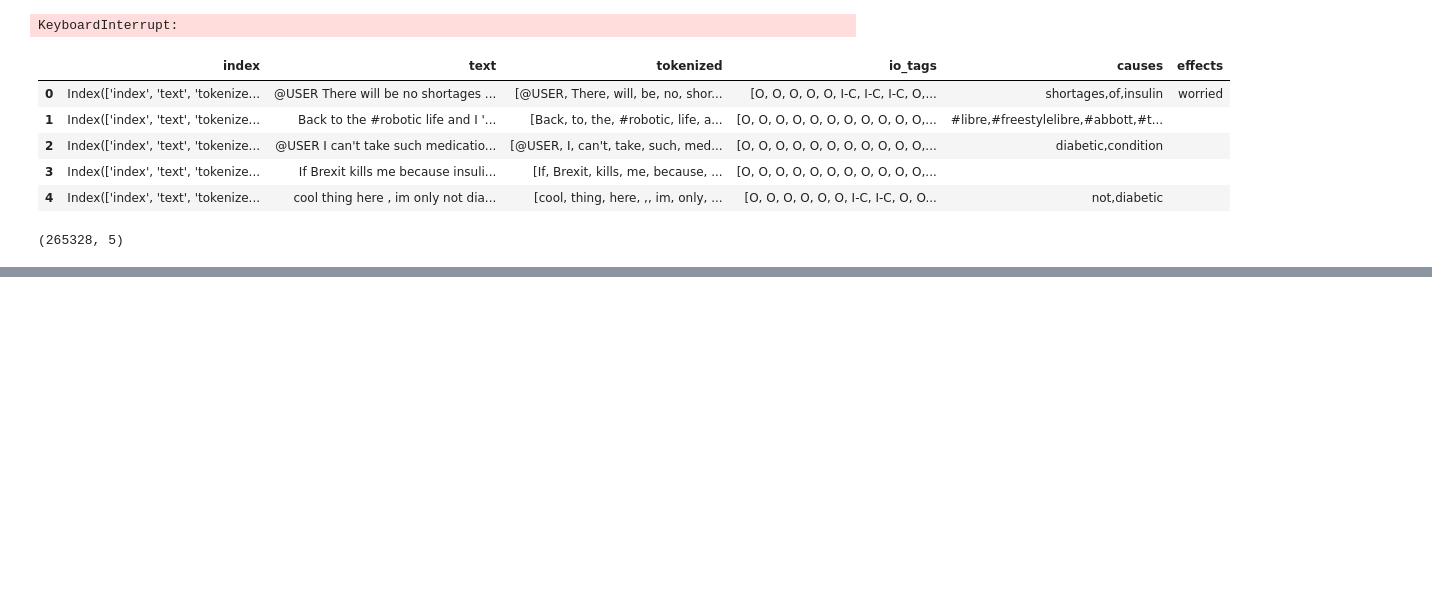
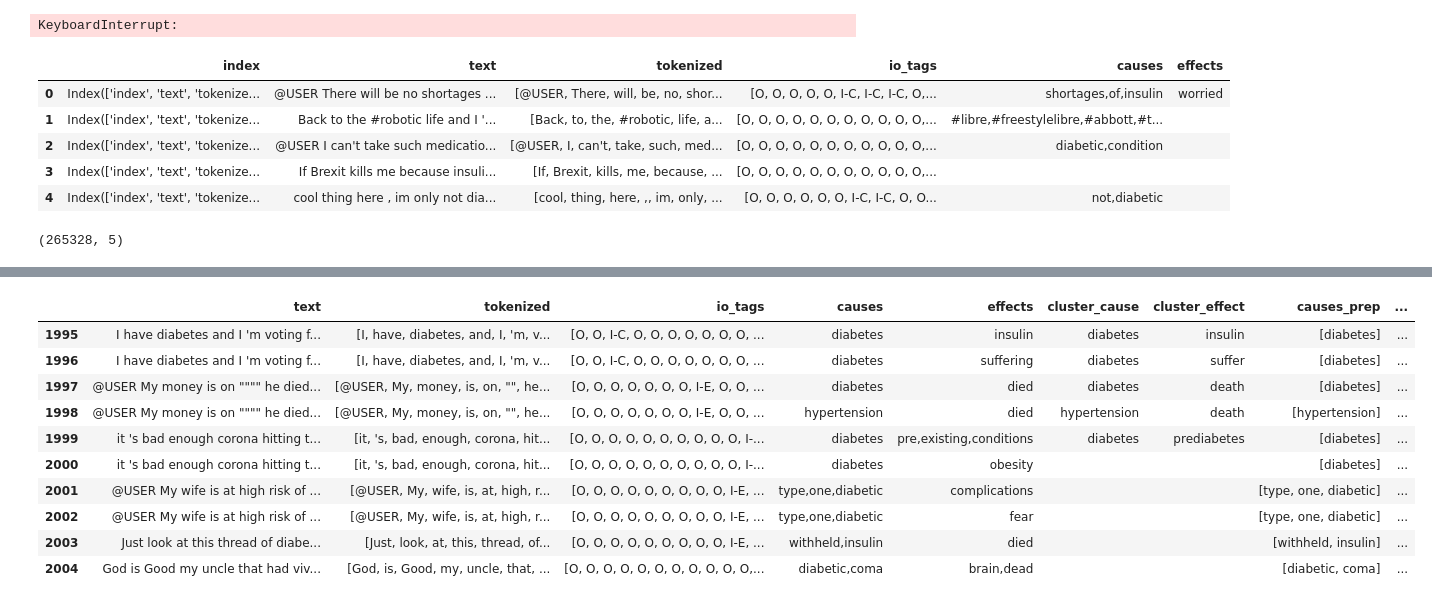
Before and after one commit to WDDS/Causal-associations-diabetes-twitter, a Jupyter notebook: Network analysis.ipynb, the cells around one changed output, grey strips where cells are left out. Cells and saved outputs as stored; diff of their text form; code cells hidden in the pictures; blank space fills up the shorter version.

```diff
--- a/Network analysis.ipynb
+++ b/Network analysis.ipynb
@@ -132,0 +178,7 @@ df_new.head()
+# %%
+################## SPLIT CAUSES AND EFFECTS s.t. each row has one cause and one effect #######################
+df_new = df_new.assign(causes=df_new["causes"].str.split(";")).explode("causes")
+df_new = df_new.assign(effects=df_new["effects"].str.split(";")).explode("effects")
+df_new.reset_index(drop=True, inplace=True)
+print(df_new.shape)
+df_new.head(20)
@@ -238,0 +315,11 @@ array([ 0.29214457,  0.38495776,  0.16574703,  0.06405926, -0.11539381,
+# %%
+manual_clusters = pd.read_excel("/Users/adrianahne/workspace/PhD/causality/Causal-associations-diabetes-twitter/data/Causes_effects_clusters.xlsx")
+manual_clusters = manual_clusters[["Parent name", "Cluster name", "Synonyms"]].dropna(subset=["Cluster name"])
+manual_clusters.reset_index(drop=True, inplace=True)
+
+
+manual_clusters["cluster_name_prep"], manual_clusters["cluster_name_lemma"] = zip(*manual_clusters["Cluster name"].map(lambda x: lemmatize(x, mode="clusters")))
+manual_clusters["synonym_prep"], manual_clusters["synonym_lemma"] = zip(*manual_clusters["Synonyms"].map(lambda x: lemmatize(x, mode="cluster_synonyms")))
+
+
+manual_clusters.head(10)
@@ -238,0 +597,6 @@ array([ 0.29214457,  0.38495776,  0.16574703,  0.06405926, -0.11539381,
+# %%
+all_clusters = pd.read_csv("/Users/adrianahne/workspace/PhD/causality/Causal-associations-diabetes-twitter/data/Causes_effects_clusters - automatically derived.csv")
+#manual_clusters = manual_clusters[["Parent name", "Cluster name", "Synonyms"]].dropna(subset=["Cluster name"])
+#manual_clusters.reset_index(drop=True, inplace=True)
+print(all_clusters.shape)
+all_clusters.head()
@@ -238,0 +739,16 @@ array([ 0.29214457,  0.38495776,  0.16574703,  0.06405926, -0.11539381,
+# %%
+
+
+df_new[1995:2005].head(10)
+# %% [output]
+|  | text | tokenized | io_tags | causes | effects | cluster_cause | cluster_effect | causes_prep | ... |
+| 1995 | I have diabetes and I 'm voting f... | [I, have, diabetes, and, I, 'm, v... | [O, O, I-C, O, O, O, O, O, O, O, ... | diabetes | insulin | diabetes | insulin | [diabetes] | ... |
+| 1996 | I have diabetes and I 'm voting f... | [I, have, diabetes, and, I, 'm, v... | [O, O, I-C, O, O, O, O, O, O, O, ... | diabetes | suffering | diabetes | suffer | [diabetes] | ... |
+| 1997 | @USER My money is on """" he died... | [@USER, My, money, is, on, "", he... | [O, O, O, O, O, O, O, I-E, O, O, ... | diabetes | died | diabetes | death | [diabetes] | ... |
+| 1998 | @USER My money is on """" he died... | [@USER, My, money, is, on, "", he... | [O, O, O, O, O, O, O, I-E, O, O, ... | hypertension | died | hypertension | death | [hypertension] | ... |
+| 1999 | it 's bad enough corona hitting t... | [it, 's, bad, enough, corona, hit... | [O, O, O, O, O, O, O, O, O, O, I-... | diabetes | pre,existing,conditions | diabetes | prediabetes | [diabetes] | ... |
+| 2000 | it 's bad enough corona hitting t... | [it, 's, bad, enough, corona, hit... | [O, O, O, O, O, O, O, O, O, O, I-... | diabetes | obesity |  |  | [diabetes] | ... |
+| 2001 | @USER My wife is at high risk of ... | [@USER, My, wife, is, at, high, r... | [O, O, O, O, O, O, O, O, O, I-E, ... | type,one,diabetic | complications |  |  | [type, one, diabetic] | ... |
+| 2002 | @USER My wife is at high risk of ... | [@USER, My, wife, is, at, high, r... | [O, O, O, O, O, O, O, O, O, I-E, ... | type,one,diabetic | fear |  |  | [type, one, diabetic] | ... |
+| 2003 | Just look at this thread of diabe... | [Just, look, at, this, thread, of... | [O, O, O, O, O, O, O, O, O, I-E, ... | withheld,insulin | died |  |  | [withheld, insulin] | ... |
+| 2004 | God is Good my uncle that had viv... | [God, is, Good, my, uncle, that, ... | [O, O, O, O, O, O, O, O, O, O, O,... | diabetic,coma | brain,dead |  |  | [diabetic, coma] | ... |
```
Also changed, not shown: parts of 29 cells of this notebook, 10 other files.
